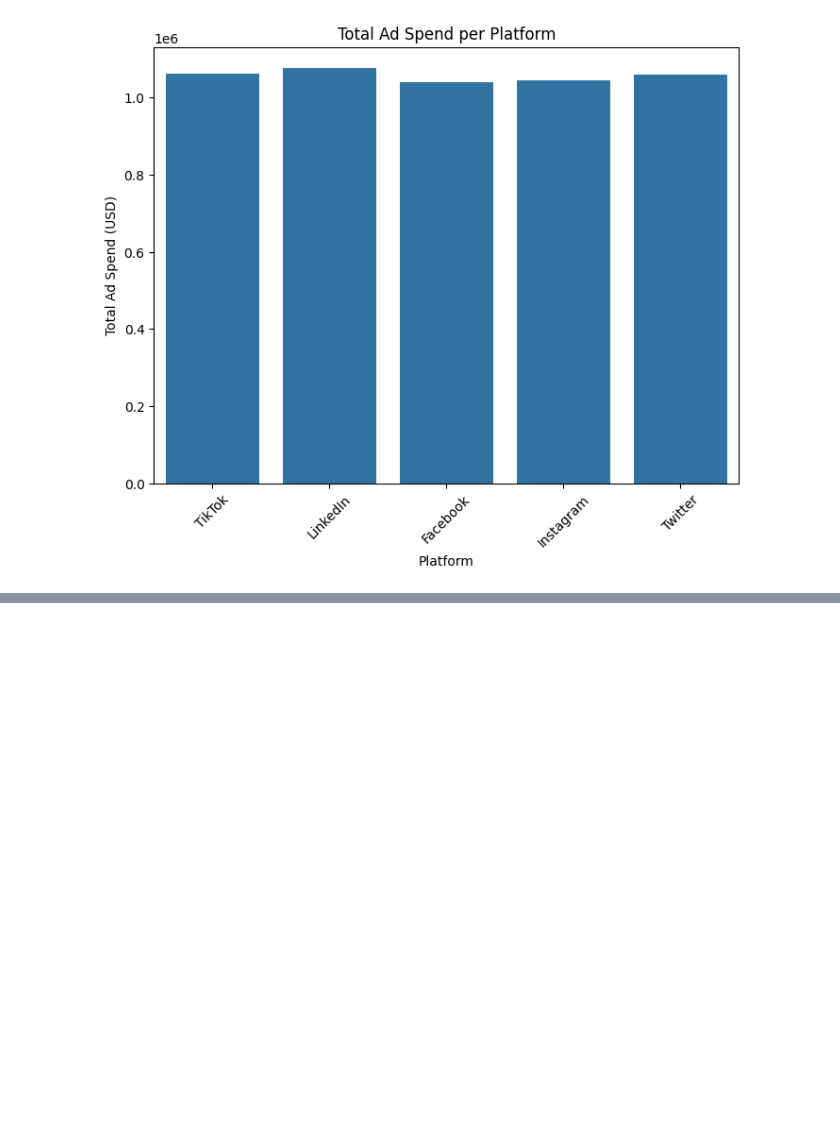
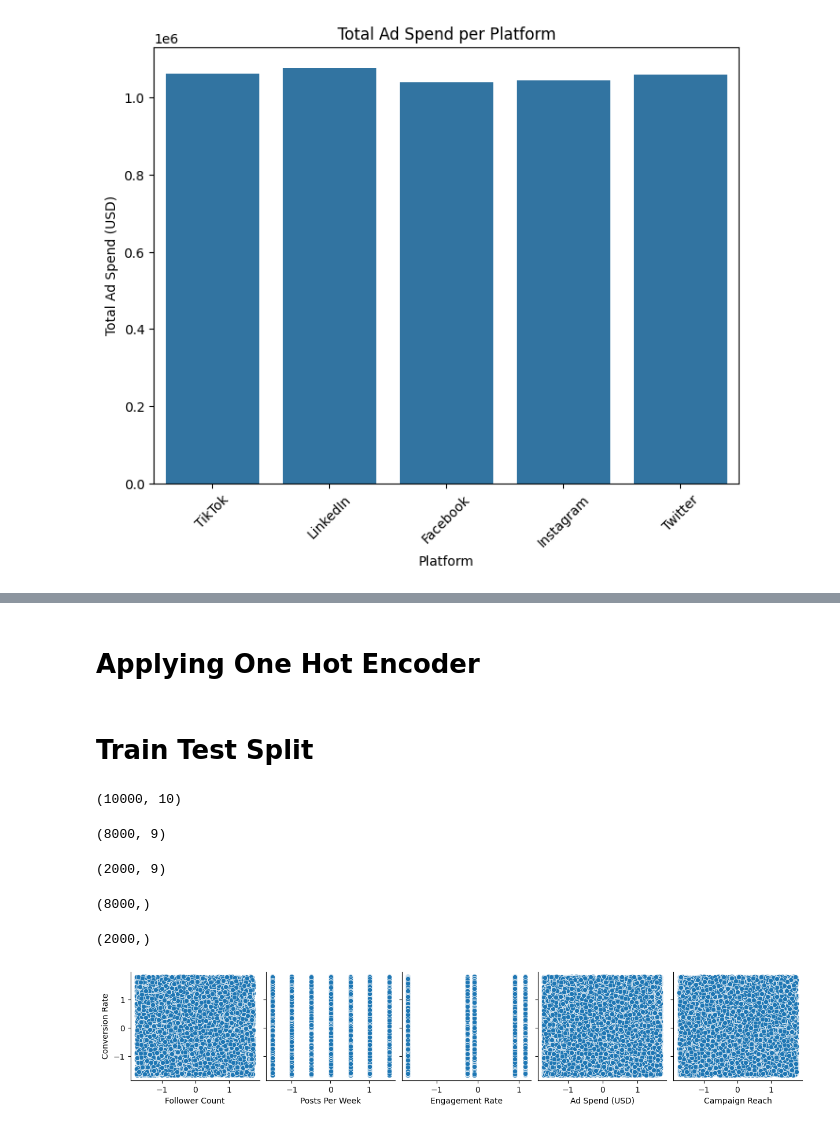
Before and after one commit to Aman-Darrell/Data-Science, a Jupyter notebook: Social Media Engagement.ipynb, the cells around one changed output, grey strips where cells are left out. Drawn from its saved outputs; the diff is of its cells as text; code cells hidden in the pictures; blank space fills up the shorter version.

```diff
--- a/Social Media Engagement.ipynb
+++ b/Social Media Engagement.ipynb
@@ -129,0 +145,4 @@ plt.show()
+# %%
+scaler = StandardScaler()
+# %%
+df[num_col] = scaler.fit_transform(df[num_col])
@@ -129,0 +158,13 @@ plt.show()
+# %% [markdown]
+# Applying One Hot Encoder
+# %%
+encoder = OneHotEncoder(drop='first', sparse_output=False)  # drop='first' avoids multicollinearity
+encoded_features = encoder.fit_transform(df[['Platform']])
+
+# Convert encoded features to DataFrame
+encoded_df = pd.DataFrame(encoded_features, columns=encoder.get_feature_names_out(['Platform']))
+
+# Concatenate with original DataFrame (excluding original 'Platform' column)
+df = pd.concat([df.drop(columns=['Platform']), encoded_df], axis=1)
+# %% [markdown]
+# Train Test Split
@@ -129,0 +176,25 @@ plt.show()
+# %%
+df.shape
+# %% [output]
+(10000, 10)
+# %%
+X_train.shape
+# %% [output]
+(8000, 9)
+# %%
+X_test.shape
+# %% [output]
+(2000, 9)
+# %%
+y_train.shape
+# %% [output]
+(8000,)
+# %%
+y_test.shape
+# %% [output]
+(2000,)
+# %%
+sns.pairplot(df, y_vars=['Conversion Rate'], x_vars=['Follower Count', 'Posts Per Week', 'Engagement Rate', 'Ad Spend (USD)', 'Campaign Reach'])
+plt.show()
+# %% [output]
+[figure, added]
```
Also changed, not shown: parts of 31 cells of this notebook.
